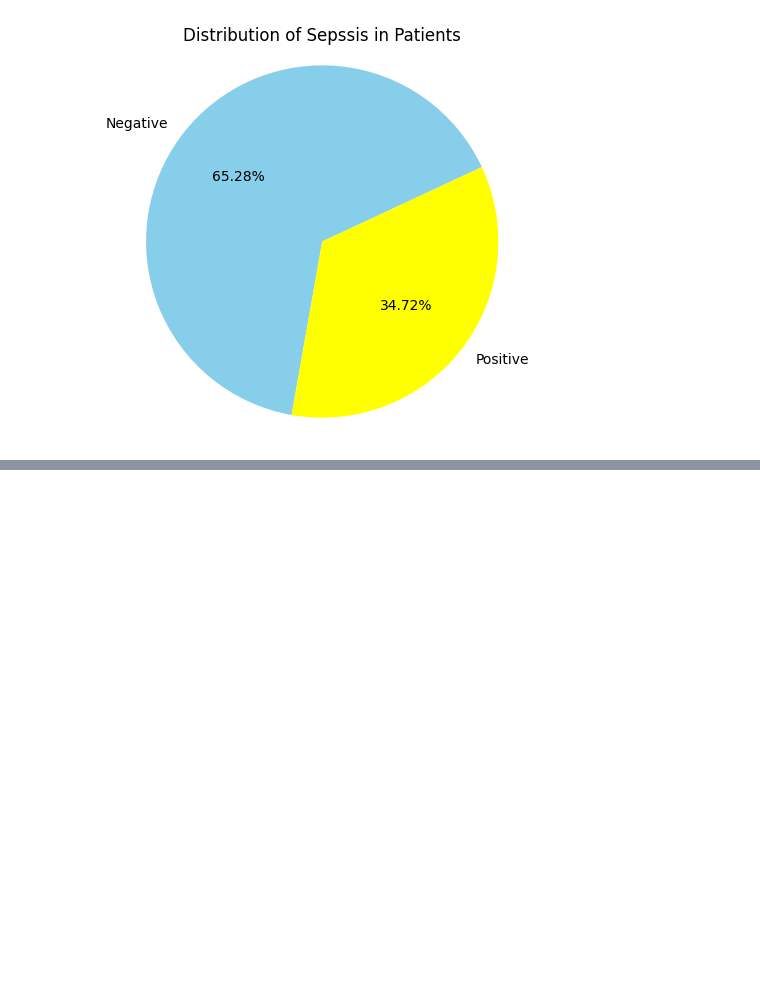
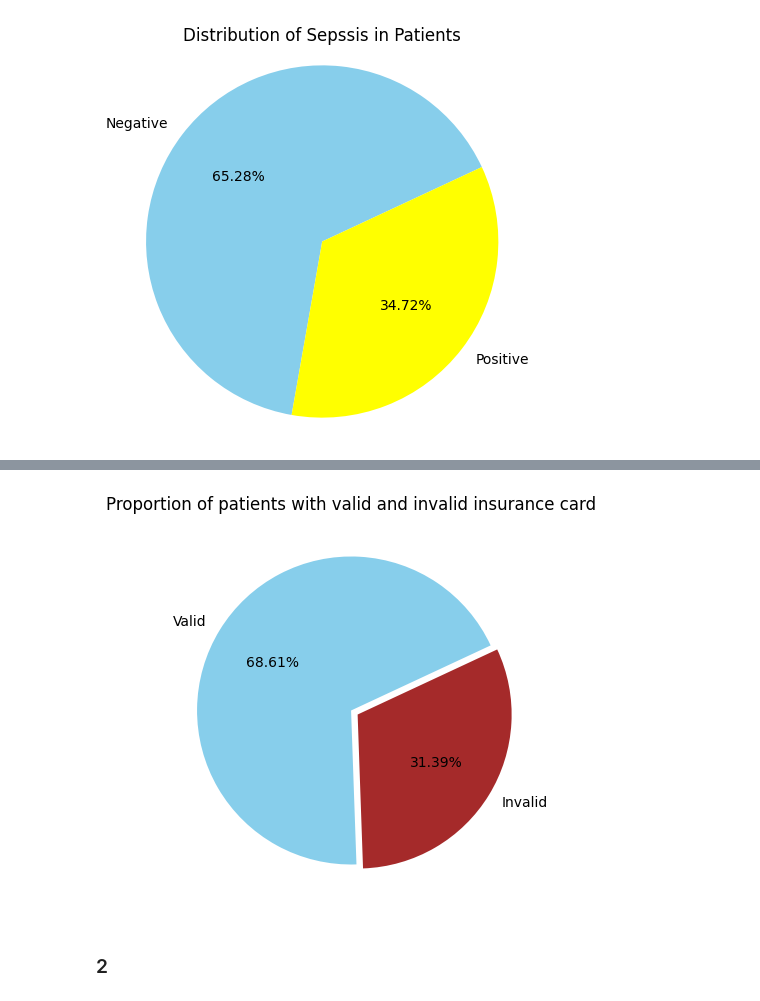
Before and after one commit to damzking/sepsissprediction2, a Jupyter notebook: n.ipynb, the cells around one changed output, grey strips where cells are left out. Cells and saved outputs as stored; diff of their text form; code cells hidden in the pictures; blank space fills up the shorter version.

```diff
--- a/n.ipynb
+++ b/n.ipynb
@@ -163,0 +182,2 @@ plt.show()
+# %%
+data['Insurance'] = data['Insurance'].map({0: 'Invalid', 1: 'Valid'})
@@ -163,0 +193,12 @@ plt.show()
+# %%
+Patient_counts = data['Insurance'].value_counts()
+explode = [0.05 if label == 'Invalid' else 0 for label in Patient_counts.index]
+# %%
+plt.figure(figsize=(5, 5))
+plt.pie(Patient_counts, labels=Patient_counts.index, explode=explode, autopct='%1.2f%%', startangle=25, colors=['skyblue', 'brown'])
+plt.title('Proportion of patients with valid and invalid insurance card')
+plt.show()
+# %% [output]
+[figure, added]
+# %% [markdown]
+### 2
```
Also changed, not shown: parts of 8 cells of this notebook.
